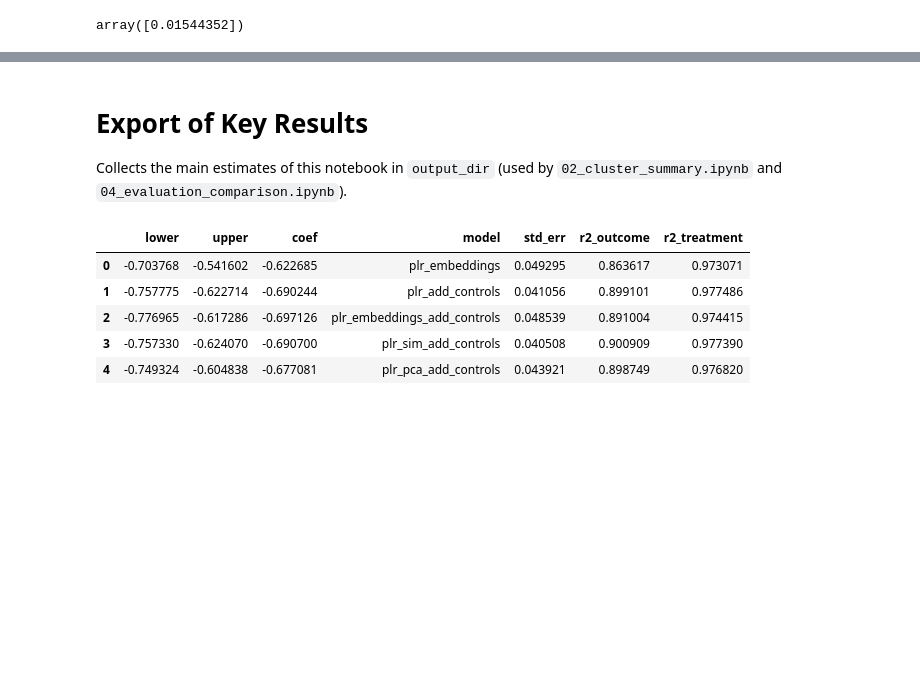
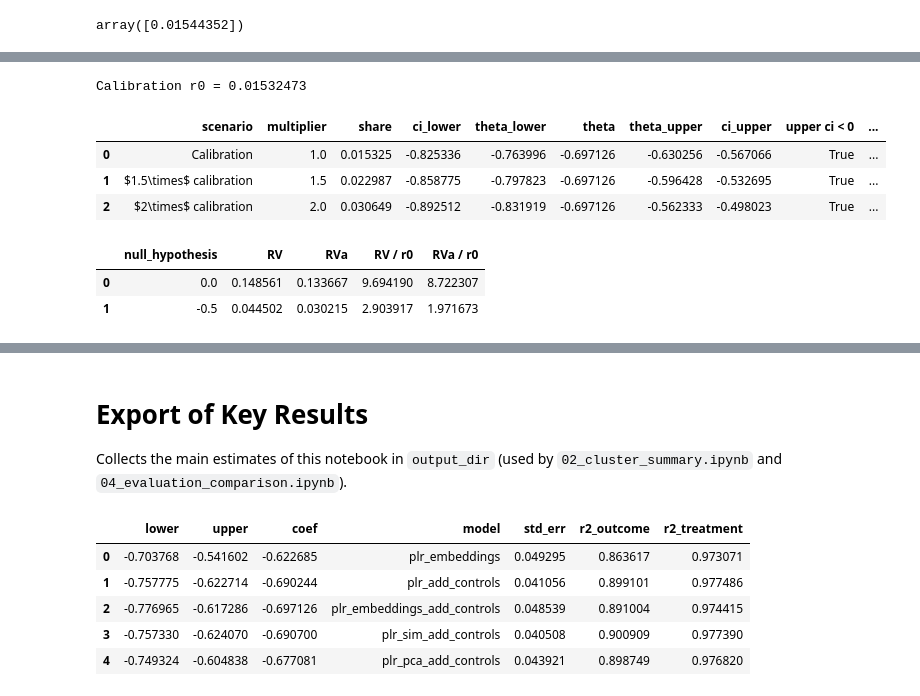
Before and after one commit to JanTeichertKluge/demand-analysis-repro, a Jupyter notebook: gemma/outputs/04_evaluation_comparison/finetuned/04_evaluation.ipynb, the cells around one changed output, grey strips where cells are left out. Drawn from its saved outputs; the diff is of its cells as text; code cells hidden in the pictures; blank space fills up the shorter version.

```diff
--- a/gemma/outputs/04_evaluation_comparison/finetuned/04_evaluation.ipynb
+++ b/gemma/outputs/04_evaluation_comparison/finetuned/04_evaluation.ipynb
@@ -1541,0 +1558,62 @@ strong $(.05, .05)$ & -0.803 & -0.742 & -0.697 & -0.653 & -0.590 \\
+# %%
+r0 = float(np.squeeze(scaled_implied_RV))
+print(f"Calibration r0 = {r0:.8f}")
+
+multipliers = [1.0, 1.5, 2.0]
+scenario_names = ["Calibration", "$1.5\\times$ calibration", "$2\\times$ calibration"]
+
+rows = []
+for scenario, m in zip(scenario_names, multipliers):
+    share = m * r0
+    plr_obj.sensitivity_analysis(
+        cf_y=share, cf_d=share, rho=1.0, level=confidence_level, null_hypothesis=0.0
+    )
+    rows.append(
+        {
+            "scenario": scenario,
+            "multiplier": m,
+            "share": share,
+            "ci_lower": plr_obj.sensitivity_params["ci"]["lower"][0],
+            "theta_lower": plr_obj.sensitivity_params["theta"]["lower"][0],
+            "theta": plr_obj.coef[0],
+            "theta_upper": plr_obj.sensitivity_params["theta"]["upper"][0],
+            "ci_upper": plr_obj.sensitivity_params["ci"]["upper"][0],
+        }
+    )
+df_sensitivity_calibrated = pd.DataFrame(rows)
+df_sensitivity_calibrated["upper ci < 0"] = df_sensitivity_calibrated["ci_upper"] < 0
+df_sensitivity_calibrated["upper ci < -0.5"] = df_sensitivity_calibrated["ci_upper"] < -0.5
+df_sensitivity_calibrated.to_csv(os.path.join(output_dir, "sensitivity_calibrated.csv"), index=False)
+df_sensitivity_calibrated
+# %% [output]
+Calibration r0 = 0.01532473
+|  | scenario | multiplier | share | ci_lower | theta_lower | theta | theta_upper | ci_upper | upper ci < 0 | ... |
+| 0 | Calibration | 1.0 | 0.015325 | -0.825336 | -0.763996 | -0.697126 | -0.630256 | -0.567066 | True | ... |
+| 1 | $1.5\times$ calibration | 1.5 | 0.022987 | -0.858775 | -0.797823 | -0.697126 | -0.596428 | -0.532695 | True | ... |
+| 2 | $2\times$ calibration | 2.0 | 0.030649 | -0.892512 | -0.831919 | -0.697126 | -0.562333 | -0.498023 | True | ... |
+# %%
+# Robustness values (rho = 1): equal-strength share at which the bias bound (RV) or the
+# confidence bound (RVa) reaches the null hypothesis
+robustness_values = []
+for null_hypothesis in [0.0, -0.5]:
+    plr_obj.sensitivity_analysis(
+        cf_y=r0, cf_d=r0, rho=1.0, level=confidence_level, null_hypothesis=null_hypothesis
+    )
+    rv = plr_obj.sensitivity_params["rv"][0]
+    rva = plr_obj.sensitivity_params["rva"][0]
+    robustness_values.append(
+        {
+            "null_hypothesis": null_hypothesis,
+            "RV": rv,
+            "RVa": rva,
+            "RV / r0": rv / r0,
+            "RVa / r0": rva / r0,
+        }
+    )
+df_robustness_values = pd.DataFrame(robustness_values)
+df_robustness_values.to_csv(os.path.join(output_dir, "sensitivity_robustness_values.csv"), index=False)
+df_robustness_values
+# %% [output]
+|  | null_hypothesis | RV | RVa | RV / r0 | RVa / r0 |
+| 0 | 0.0 | 0.148561 | 0.133667 | 9.694190 | 8.722307 |
+| 1 | -0.5 | 0.044502 | 0.030215 | 2.903917 | 1.971673 |
```
Also changed, not shown: parts of 19 cells of this notebook, 10 other files.
